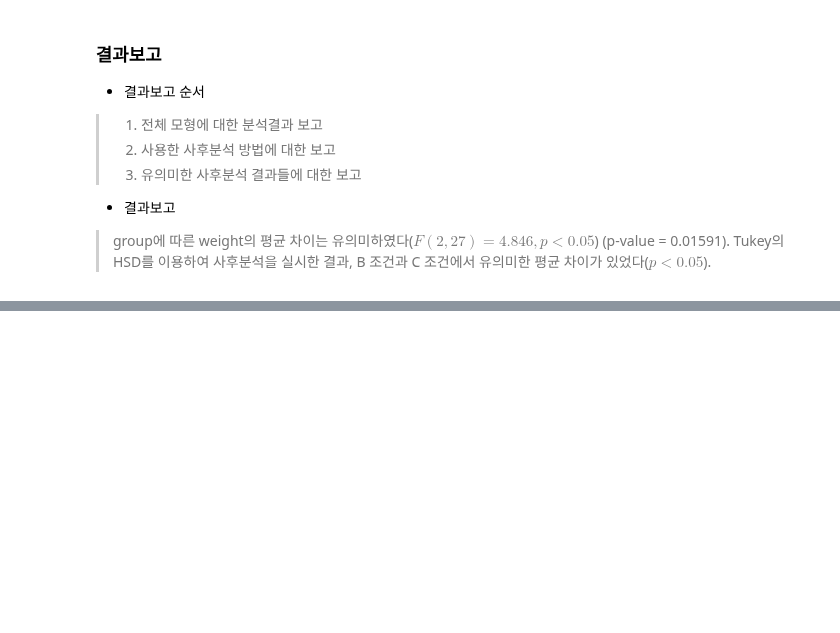
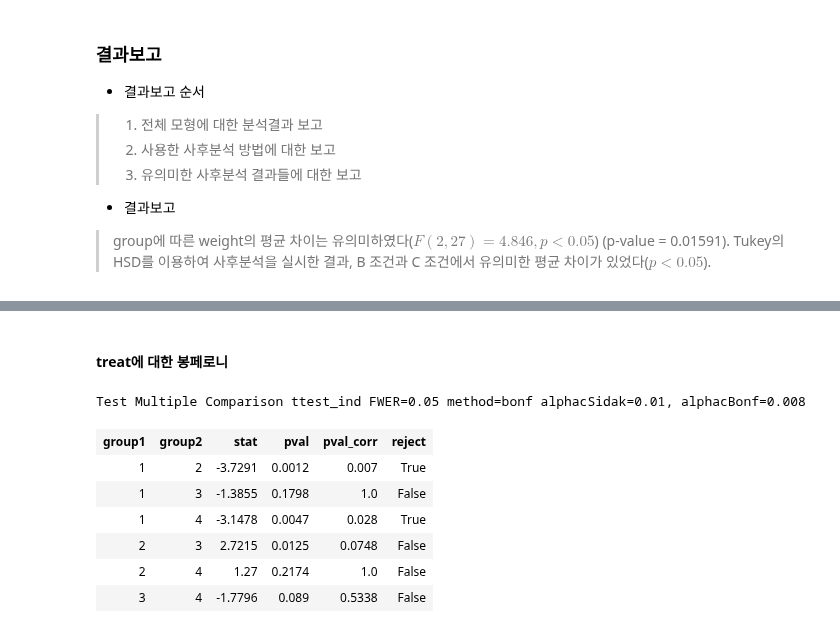
Before and after one commit to jaekim3220/jupyter, a Jupyter notebook: E. 확증적 데이터 분석(CDA)/02. 두 변수간의 차이 분석/09-사후분석.ipynb, the cells around one changed output, grey strips where cells are left out. Cells and saved outputs as stored; diff of their text form; code cells hidden in the pictures; blank space fills up the shorter version.

```diff
--- a/E. 확증적 데이터 분석(CDA)/02. 두 변수간의 차이 분석/09-사후분석.ipynb
+++ b/E. 확증적 데이터 분석(CDA)/02. 두 변수간의 차이 분석/09-사후분석.ipynb
@@ -189,0 +283,15 @@ anova_lm(model)
+# %% [markdown]
+#### treat에 대한 봉페로니
+# %%
+comp = MultiComparison(data=df2['time'], groups=df2['treat'])
+result = comp.allpairtest(ttest_ind, method='bonf')
+result[0]
+# %% [output]
+Test Multiple Comparison ttest_ind FWER=0.05 method=bonf alphacSidak=0.01, alphacBonf=0.008
+| group1 | group2 | stat | pval | pval_corr | reject |
+| 1 | 2 | -3.7291 | 0.0012 | 0.007 | True |
+| 1 | 3 | -1.3855 | 0.1798 | 1.0 | False |
+| 1 | 4 | -3.1478 | 0.0047 | 0.028 | True |
+| 2 | 3 | 2.7215 | 0.0125 | 0.0748 | False |
+| 2 | 4 | 1.27 | 0.2174 | 1.0 | False |
+| 3 | 4 | -1.7796 | 0.089 | 0.5338 | False |
```
Also changed, not shown: parts of 17 cells of this notebook, 3 other files.
